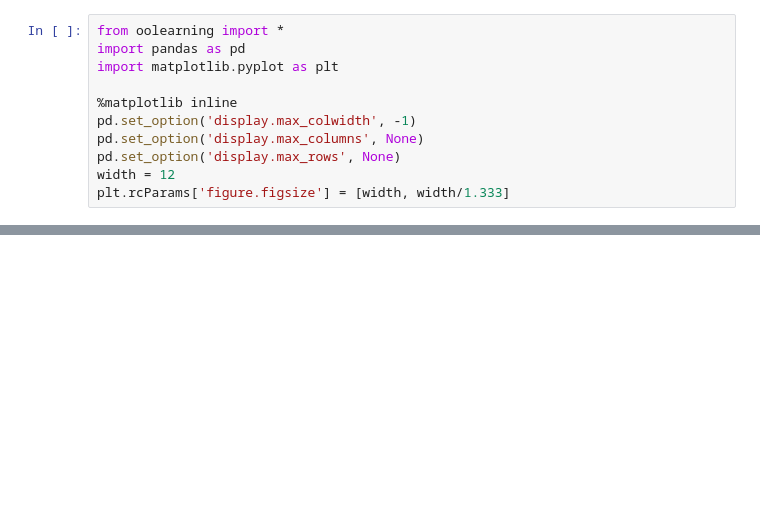
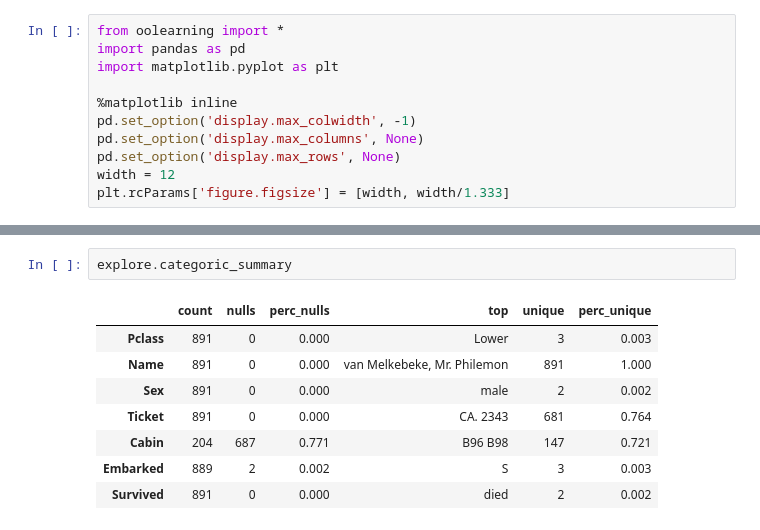
Before and after one commit to shane-kercheval/oo-learning, a Jupyter notebook: examples/Exploring Classification Dataset (Titanic).ipynb, the cells around one changed output, grey strips where cells are left out. Cells and saved outputs as stored; diff of their text form; blank space fills up the shorter version.

```diff
--- a/examples/Exploring Classification Dataset (Titanic).ipynb
+++ b/examples/Exploring Classification Dataset (Titanic).ipynb
@@ -17,0 +47,11 @@ ValueError: the target variable cannot be numeric to use ExploreClassificationDa
+# %%
+explore.categoric_summary
+# %% [output]
+|  | count | nulls | perc_nulls | top | unique | perc_unique |
+| Pclass | 891 | 0 | 0.000 | Lower | 3 | 0.003 |
+| Name | 891 | 0 | 0.000 | van Melkebeke, Mr. Philemon | 891 | 1.000 |
+| Sex | 891 | 0 | 0.000 | male | 2 | 0.002 |
+| Ticket | 891 | 0 | 0.000 | CA. 2343 | 681 | 0.764 |
+| Cabin | 204 | 687 | 0.771 | B96 B98 | 147 | 0.721 |
+| Embarked | 889 | 2 | 0.002 | S | 3 | 0.003 |
+| Survived | 891 | 0 | 0.000 | died | 2 | 0.002 |
```
Also changed, not shown: parts of 9 cells of this notebook.
